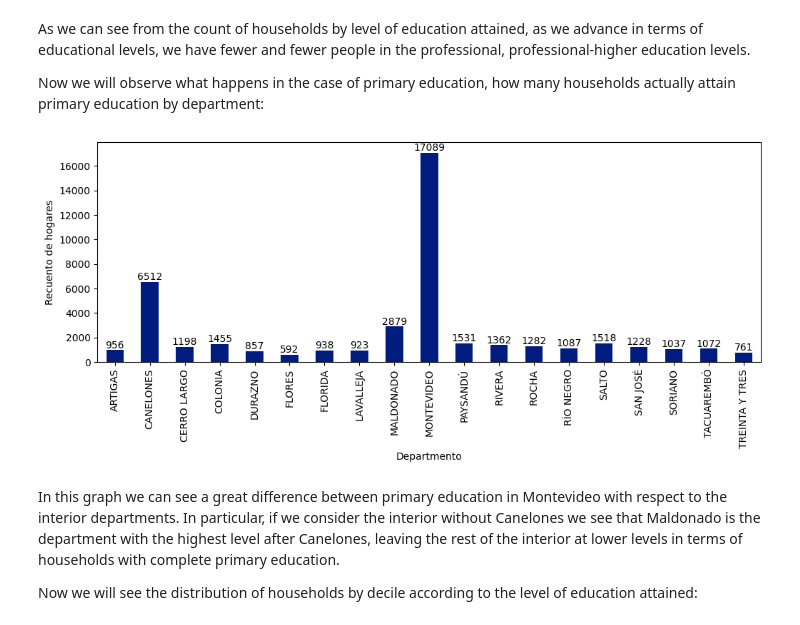
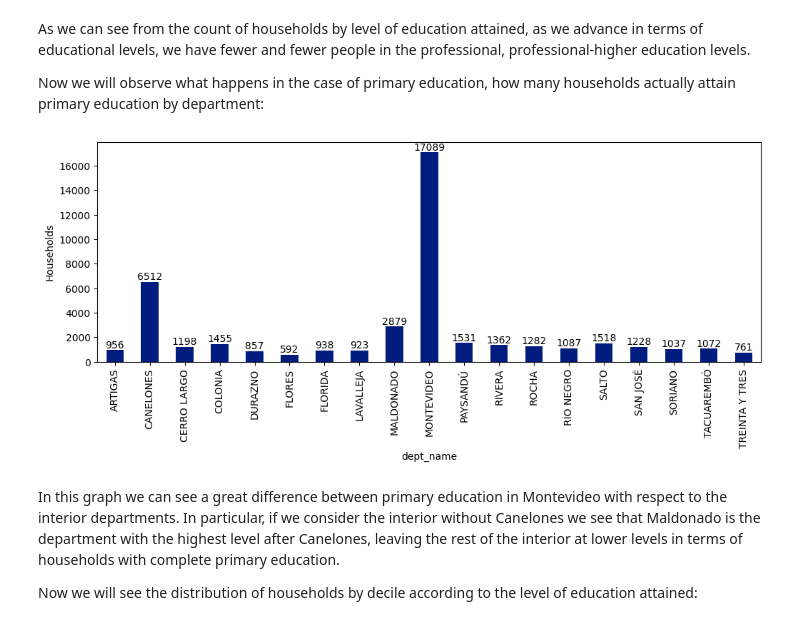
Before and after one commit to andresbarcia/NOTEBOOKS, a Jupyter notebook: ECH_2022/Proyecto/ECH_EDA.ipynb, the cells around one changed output. Saved outputs shown, nothing was run; the diff lists cells and outputs as text; code cells hidden in the pictures.

```diff
--- a/ECH_2022/Proyecto/ECH_EDA.ipynb
+++ b/ECH_2022/Proyecto/ECH_EDA.ipynb
@@ -407,23 +407,23 @@ Now we will observe what happens in the case of primary education, how many hous
 # %%
 # Apply some filters
 mask = df_ed['edprim'] == 1
 filtered_df = df_ed[mask]
 
 # Now must count the number of houses by department that has achived primary school education completed.
 counts = filtered_df.groupby('dept_name')['ID'].count()
 
 # Plot the results:
 counts.plot(kind='bar')
-plt.xlabel('Departmento')
-plt.ylabel('Recuento de hogares')
+plt.xlabel('dept_name')
+plt.ylabel('Households')
 
 # Add labels
 for i, count in enumerate(counts):
     plt.text(i, count, str(count), ha='center', va='bottom')
 
 plt.show()
 # %% [output]
-[figure, old version]
+[figure, new version]
 # %% [markdown]
 In this graph we can see a great difference between primary education in Montevideo with respect to the interior departments. In particular, if we consider the interior without Canelones we see that Maldonado is the department with the highest level after Canelones, leaving the rest of the interior at lower levels in terms of households with complete primary education.
 
```
Also changed, not shown: parts of 4 cells of this notebook.
